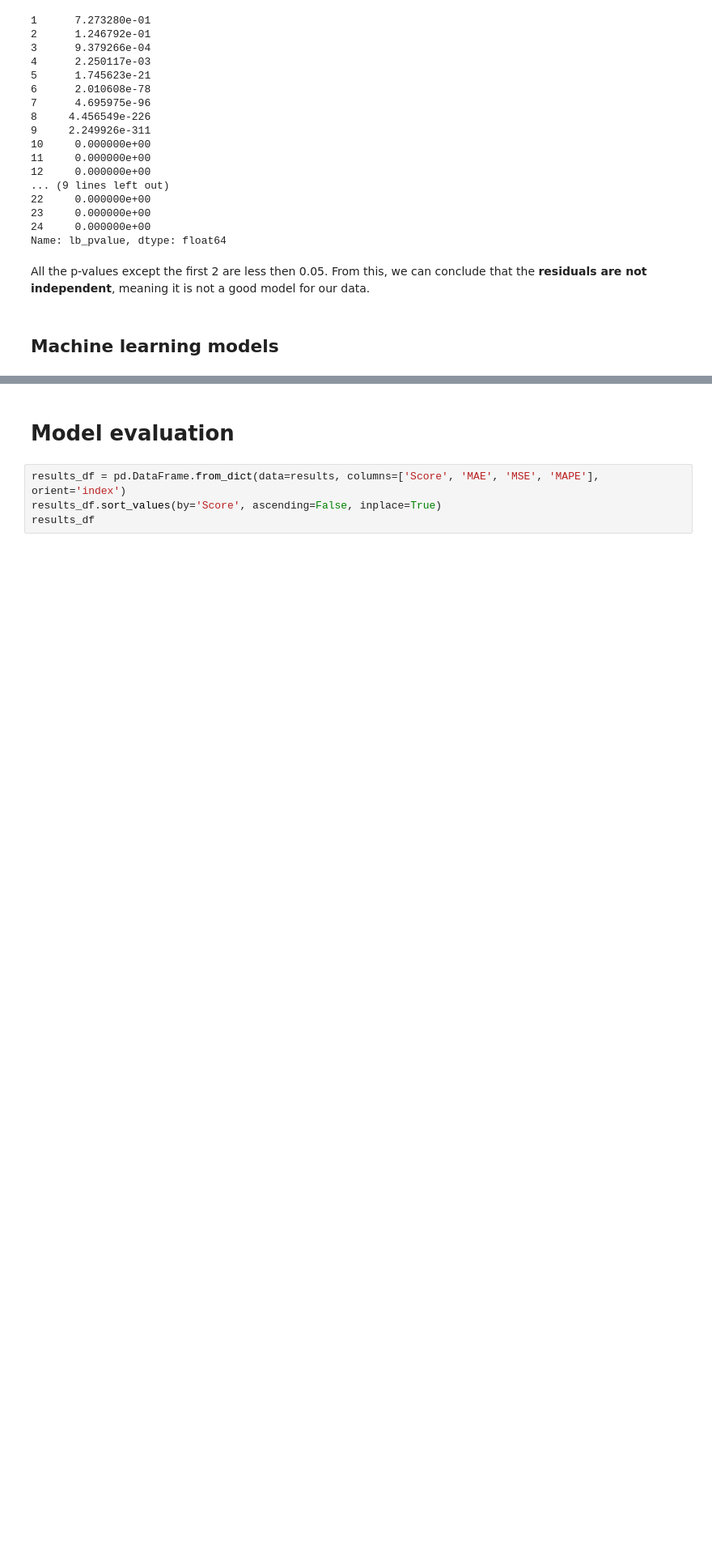
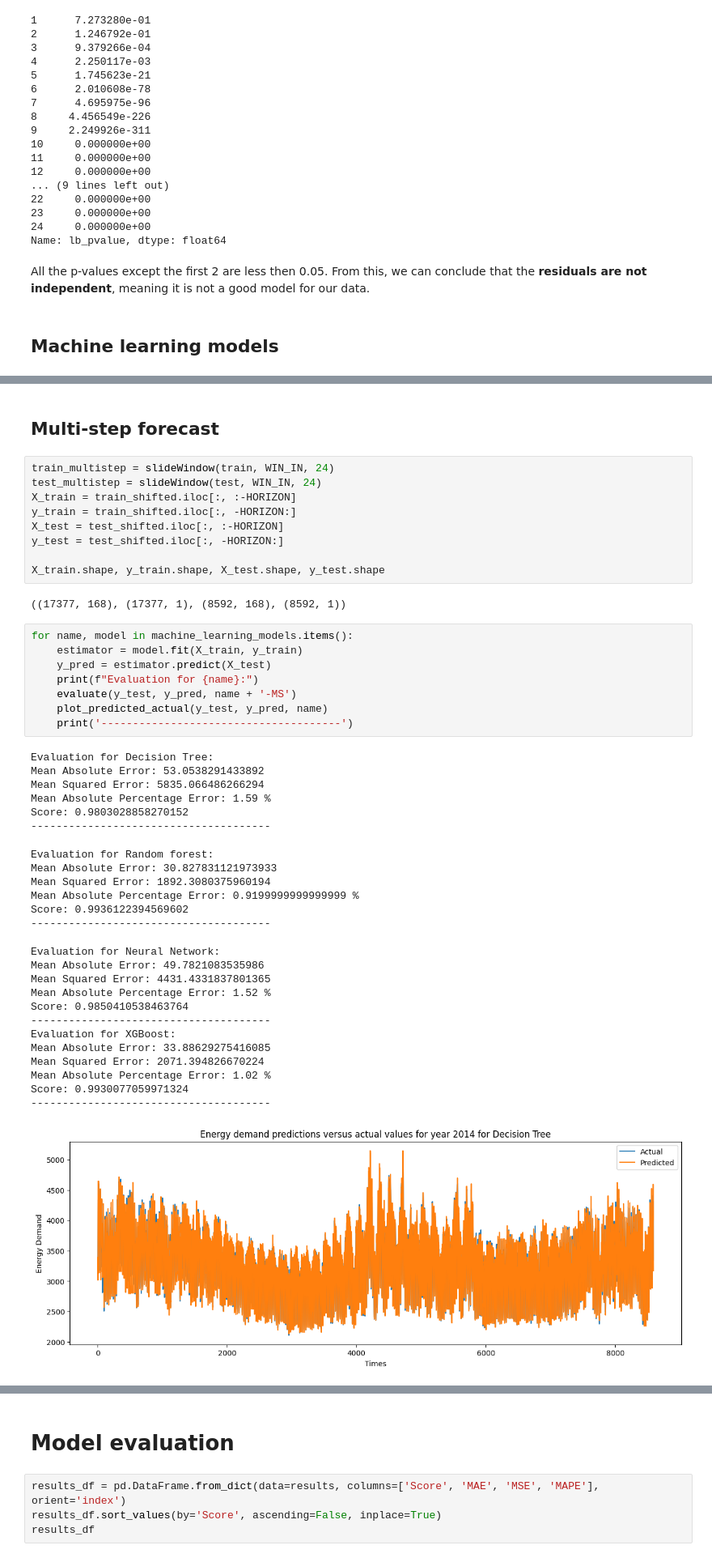
Before and after one commit to stepazel/BankDataAnalysis, a Jupyter notebook: timeseries_old.ipynb, the cells around one changed output, grey strips where cells are left out. Shown at 81% size. Cells and saved outputs as stored; diff of their text form; blank space fills up the shorter version.

```diff
--- a/timeseries_old.ipynb
+++ b/timeseries_old.ipynb
@@ -541,0 +469,47 @@ Score: 0.9611095575118709
+# %% [markdown]
+## Multi-step forecast
+# %%
+train_multistep = slideWindow(train, WIN_IN, 24)
+test_multistep = slideWindow(test, WIN_IN, 24)
+X_train = train_shifted.iloc[:, :-HORIZON]
+y_train = train_shifted.iloc[:, -HORIZON:]
+X_test = test_shifted.iloc[:, :-HORIZON]
+y_test = test_shifted.iloc[:, -HORIZON:]
+
+X_train.shape, y_train.shape, X_test.shape, y_test.shape
+# %% [output]
+((17377, 168), (17377, 1), (8592, 168), (8592, 1))
+# %%
+for name, model in machine_learning_models.items():
+    estimator = model.fit(X_train, y_train)
+    y_pred = estimator.predict(X_test)
+    print(f"Evaluation for {name}:")
+    evaluate(y_test, y_pred, name + '-MS')
+    plot_predicted_actual(y_test, y_pred, name)
+    print('--------------------------------------')
+# %% [output]
+Evaluation for Decision Tree:
+Mean Absolute Error: 53.0538291433892
+Mean Squared Error: 5835.066486266294
+Mean Absolute Percentage Error: 1.59 %
+Score: 0.9803028858270152
+--------------------------------------
+Evaluation for Random forest:
+Mean Absolute Error: 30.827831121973933
+Mean Squared Error: 1892.3080375960194
+Mean Absolute Percentage Error: 0.9199999999999999 %
+Score: 0.9936122394569602
+--------------------------------------
+Evaluation for Neural Network:
+Mean Absolute Error: 49.7821083535986
+Mean Squared Error: 4431.4331837801365
+Mean Absolute Percentage Error: 1.52 %
+Score: 0.9850410538463764
+--------------------------------------
+Evaluation for XGBoost:
+Mean Absolute Error: 33.88629275416085
+Mean Squared Error: 2071.394826670224
+Mean Absolute Percentage Error: 1.02 %
+Score: 0.9930077059971324
+--------------------------------------
+[figure, added]
```
Also changed, not shown: parts of 19 cells of this notebook, 1 other file.
